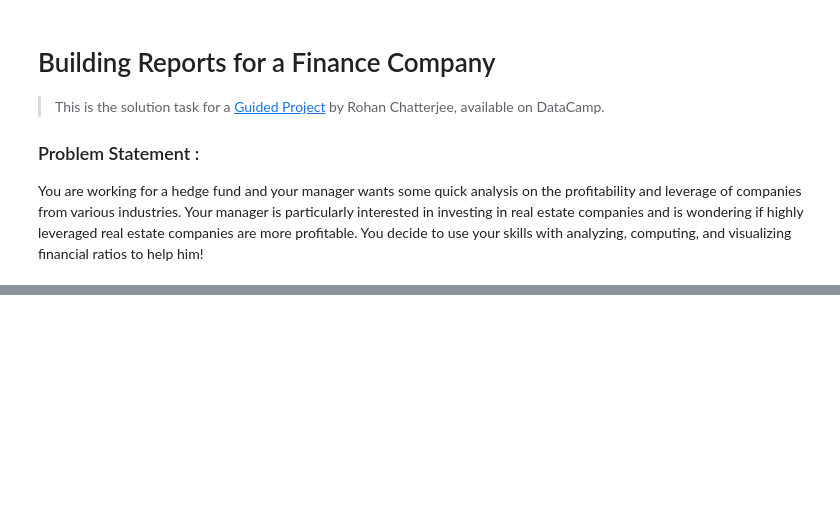
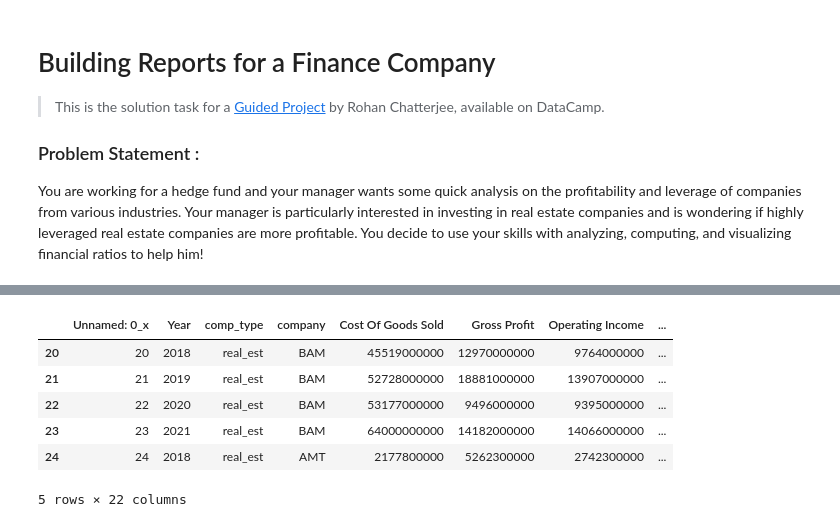
Before and after one commit to notcostheta/internship-speedrun, a Jupyter notebook: dc-finance/reports.ipynb, the cells around one changed output, grey strips where cells are left out. Saved outputs shown, nothing was run; the diff lists cells and outputs as text; code cells hidden in the pictures; blank space fills up the shorter version.

```diff
--- a/dc-finance/reports.ipynb
+++ b/dc-finance/reports.ipynb
@@ -62,0 +63,10 @@ tech             1.777448
+# %%
+df_real_est.head()
+# %% [output]
+|  | Unnamed: 0_x | Year | comp_type | company | Cost Of Goods Sold | Gross Profit | Operating Income | ... |
+| 20 | 20 | 2018 | real_est | BAM | 45519000000 | 12970000000 | 9764000000 | ... |
+| 21 | 21 | 2019 | real_est | BAM | 52728000000 | 18881000000 | 13907000000 | ... |
+| 22 | 22 | 2020 | real_est | BAM | 53177000000 | 9496000000 | 9395000000 | ... |
+| 23 | 23 | 2021 | real_est | BAM | 64000000000 | 14182000000 | 14066000000 | ... |
+| 24 | 24 | 2018 | real_est | AMT | 2177800000 | 5262300000 | 2742300000 | ... |
+5 rows × 22 columns
```
Also changed, not shown: parts of 1 cell of this notebook.
